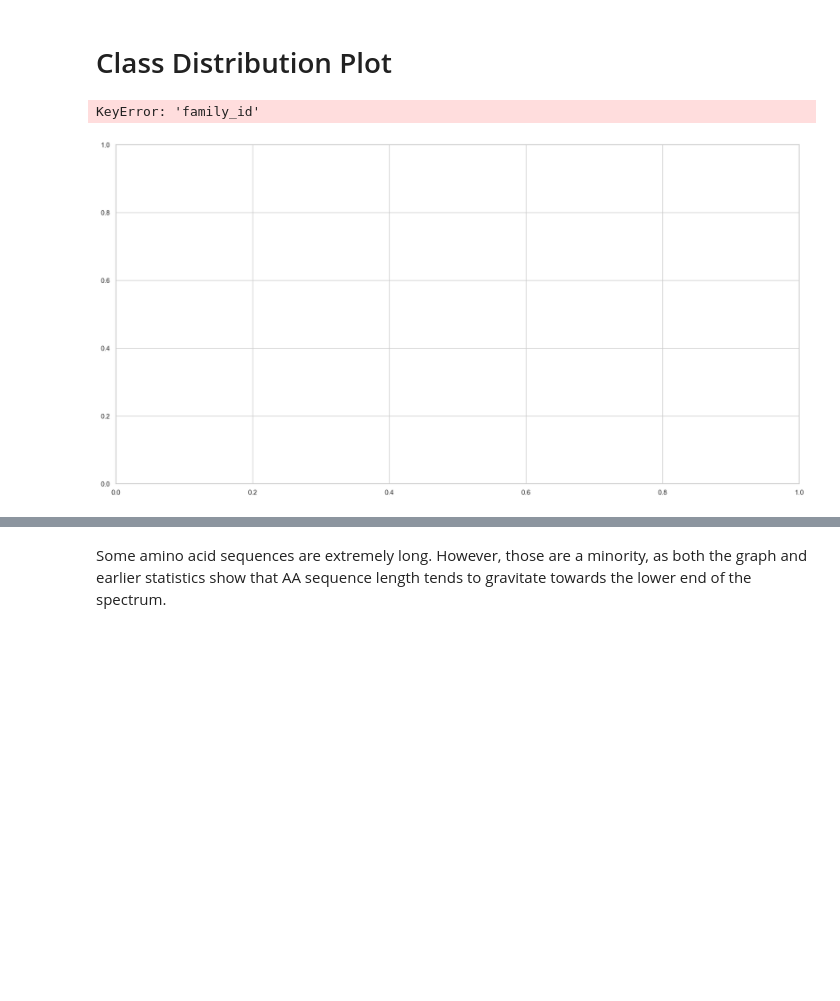
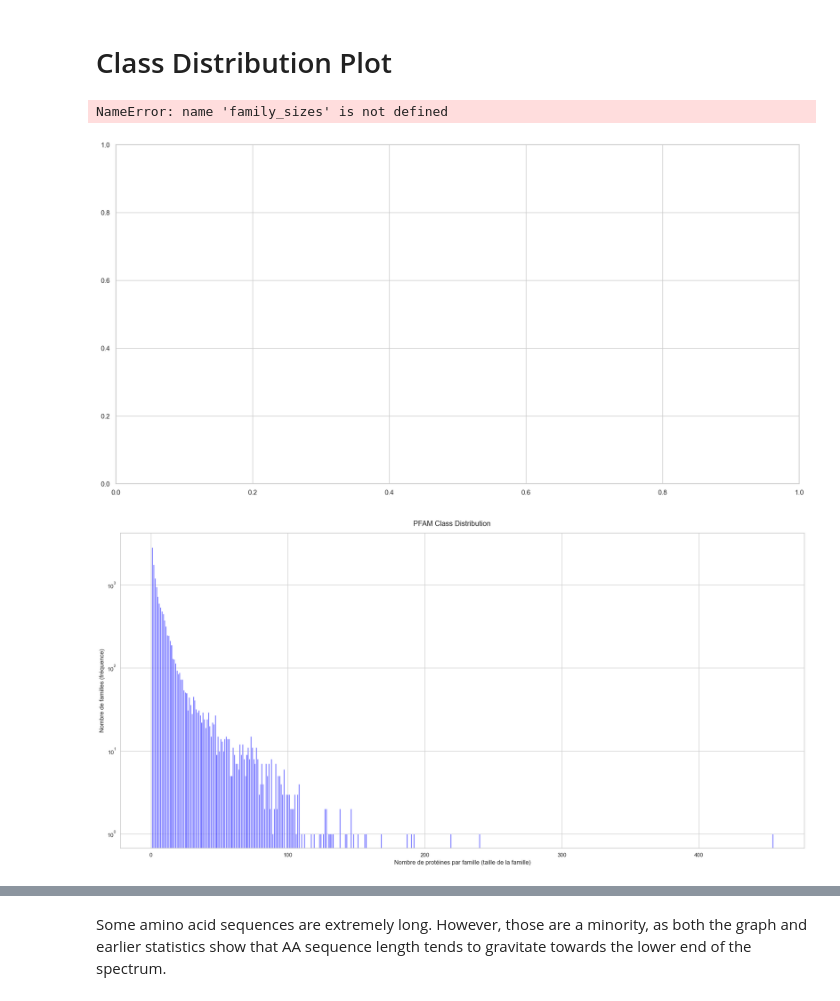
Before and after one commit to Marco2a94/Data-Lakes-tp1-student, a Jupyter notebook: data_analysis.ipynb, the cells around one changed output, grey strips where cells are left out. Cells and saved outputs as stored; diff of their text form; code cells hidden in the pictures; blank space fills up the shorter version.

```diff
--- a/data_analysis.ipynb
+++ b/data_analysis.ipynb
@@ -98,13 +98,40 @@ sns.set_theme(style="whitegrid")
 family_size = data['family_id'].value_counts()
 class_distribution = family_size.value_counts().sort_index()
 
-sns.histplot(data=class_distribution, bins=100, ax=ax, color=colors, kde=False, alpha=0.15)
+sns.histplot(data=family_sizes, bins=100, ax=ax, color='blue', kde=False, alpha=0.15)
+
 plt.yscale('log')
 
 fig.suptitle('PFAM Class Distribution')
 # %% [output]
-KeyError: 'family_id'
+NameError: name 'family_sizes' is not defined
 [figure]
+# %%
+# Définir le style
+sns.set_theme(style="whitegrid")
+
+# Étape 1 : compter combien de protéines par famille
+family_sizes = data['family_id'].value_counts()
+
+# Étape 2 : compter combien de familles ont N protéines
+class_distribution = family_sizes.value_counts().sort_index()
+
+# Étape 3 : tracer la distribution avec un barplot
+fig, ax = plt.subplots(figsize=(20, 10))
+ax.bar(class_distribution.index, class_distribution.values, color='blue', alpha=0.6)
+
+# Échelle logarithmique sur l'axe Y
+ax.set_yscale('log')
+
+# Titres et labels
+ax.set_xlabel("Nombre de protéines par famille (taille de la famille)")
+ax.set_ylabel("Nombre de familles (fréquence)")
+fig.suptitle("PFAM Class Distribution")
+
+plt.tight_layout()
+plt.show()
+# %% [output]
+[figure, added]
 # %%
 class_distribution
 # %% [output]
```
Also changed, not shown: parts of 3 cells of this notebook.
